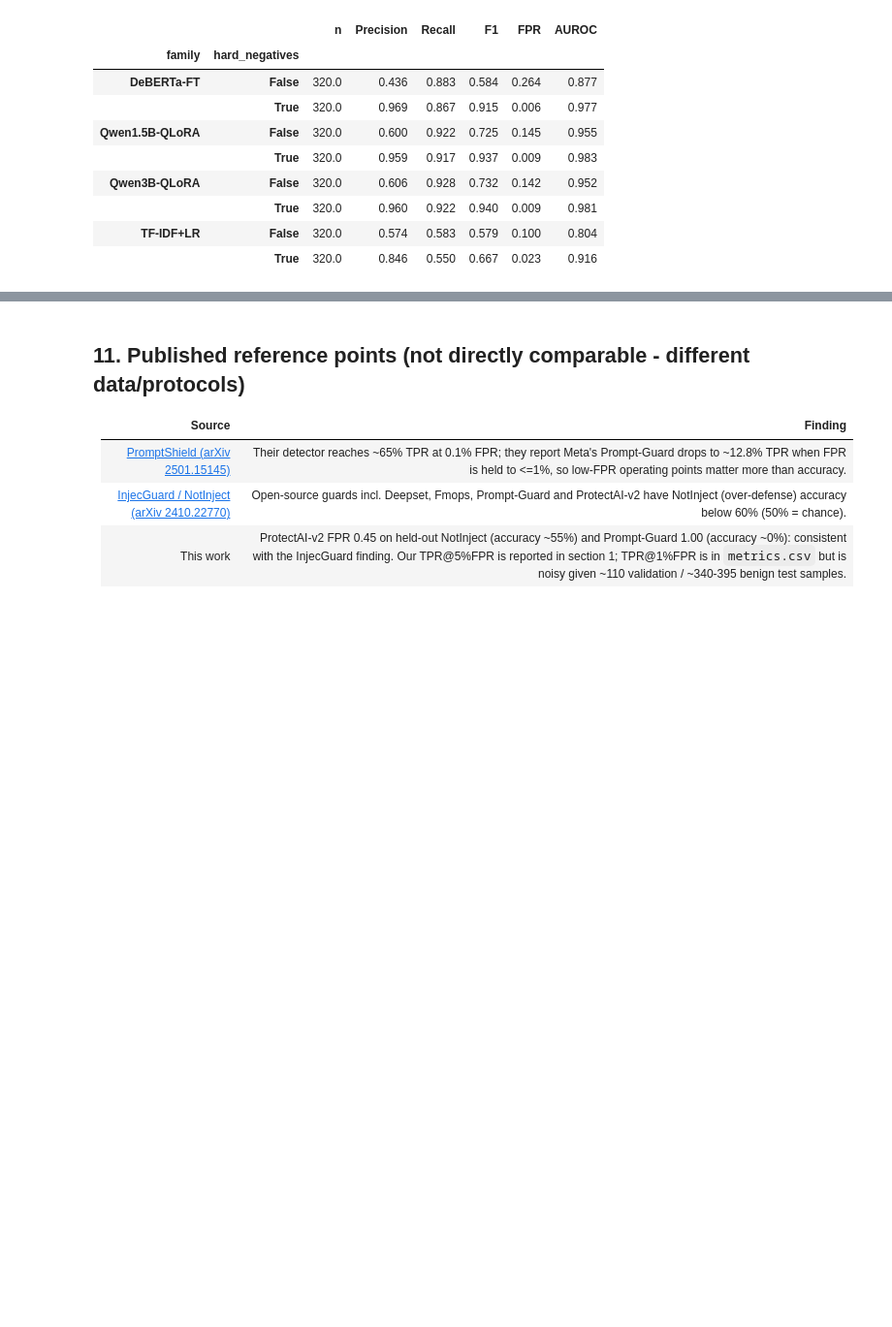
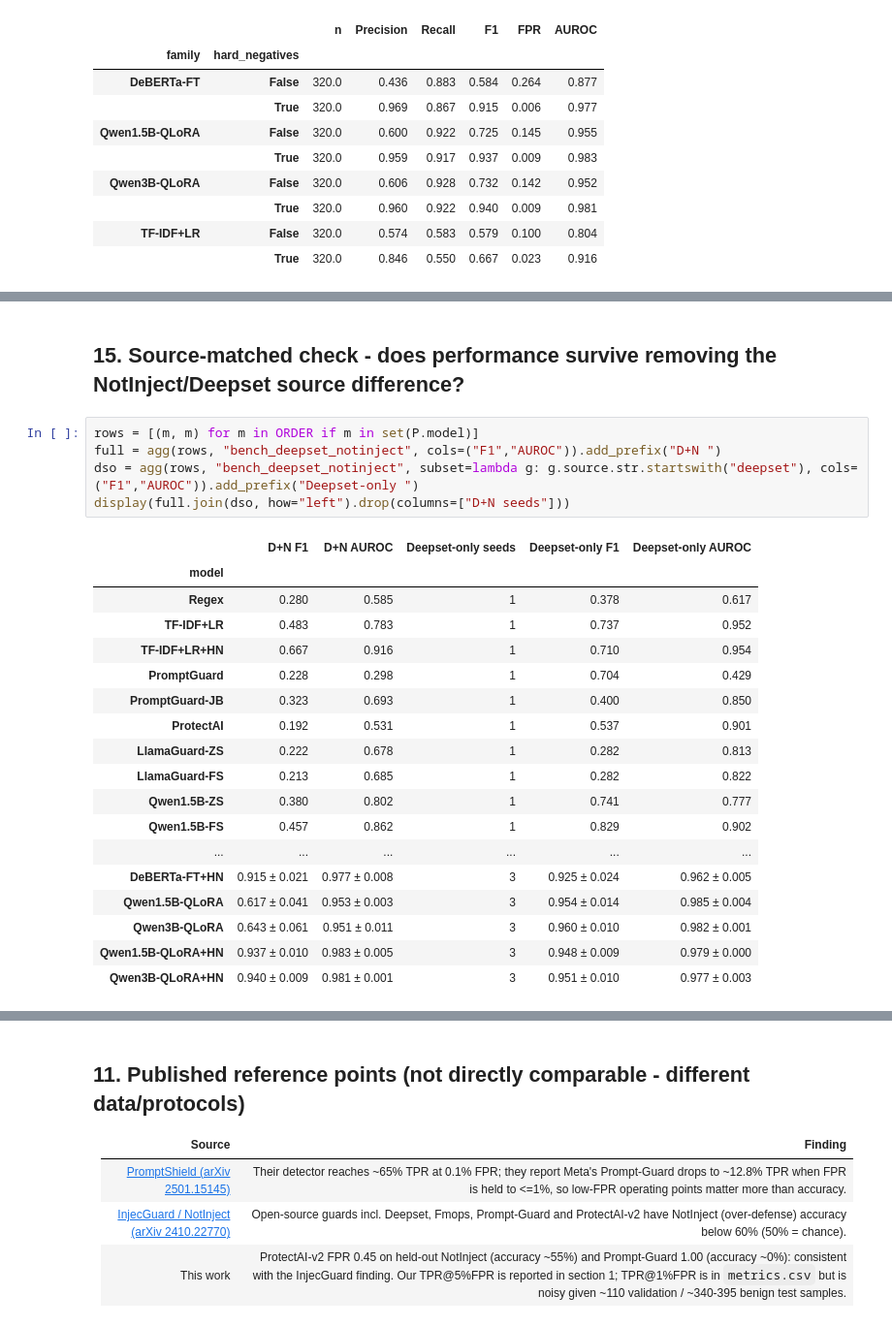
Before and after one commit to AntoCordeiro/prompt_detection, a Jupyter notebook: analysis.ipynb, the cells around one changed output, grey strips where cells are left out. Shown at 97% size. Drawn from its saved outputs; the diff is of its cells as text; blank space fills up the shorter version.

```diff
--- a/analysis.ipynb
+++ b/analysis.ipynb
@@ -424,0 +561,26 @@ display(HP); HP.to_csv(C.RESULTS_DIR / "table_hn_paired.csv")
+# %% [markdown]
+## 15. Source-matched check - does performance survive removing the NotInject/Deepset source difference?
+# %%
+rows = [(m, m) for m in ORDER if m in set(P.model)]
+full = agg(rows, "bench_deepset_notinject", cols=("F1","AUROC")).add_prefix("D+N ")
+dso = agg(rows, "bench_deepset_notinject", subset=lambda g: g.source.str.startswith("deepset"), cols=("F1","AUROC")).add_prefix("Deepset-only ")
+display(full.join(dso, how="left").drop(columns=["D+N seeds"]))
+# %% [output]
+|  | D+N F1 | D+N AUROC | Deepset-only seeds | Deepset-only F1 | Deepset-only AUROC |
+| model |  |  |  |  |  |
+| Regex | 0.280 | 0.585 | 1 | 0.378 | 0.617 |
+| TF-IDF+LR | 0.483 | 0.783 | 1 | 0.737 | 0.952 |
+| TF-IDF+LR+HN | 0.667 | 0.916 | 1 | 0.710 | 0.954 |
+| PromptGuard | 0.228 | 0.298 | 1 | 0.704 | 0.429 |
+| PromptGuard-JB | 0.323 | 0.693 | 1 | 0.400 | 0.850 |
+| ProtectAI | 0.192 | 0.531 | 1 | 0.537 | 0.901 |
+| LlamaGuard-ZS | 0.222 | 0.678 | 1 | 0.282 | 0.813 |
+| LlamaGuard-FS | 0.213 | 0.685 | 1 | 0.282 | 0.822 |
+| Qwen1.5B-ZS | 0.380 | 0.802 | 1 | 0.741 | 0.777 |
+| Qwen1.5B-FS | 0.457 | 0.862 | 1 | 0.829 | 0.902 |
+| ... | ... | ... | ... | ... | ... |
+| DeBERTa-FT+HN | 0.915 ± 0.021 | 0.977 ± 0.008 | 3 | 0.925 ± 0.024 | 0.962 ± 0.005 |
+| Qwen1.5B-QLoRA | 0.617 ± 0.041 | 0.953 ± 0.003 | 3 | 0.954 ± 0.014 | 0.985 ± 0.004 |
+| Qwen3B-QLoRA | 0.643 ± 0.061 | 0.951 ± 0.011 | 3 | 0.960 ± 0.010 | 0.982 ± 0.001 |
+| Qwen1.5B-QLoRA+HN | 0.937 ± 0.010 | 0.983 ± 0.005 | 3 | 0.948 ± 0.009 | 0.979 ± 0.000 |
+| Qwen3B-QLoRA+HN | 0.940 ± 0.009 | 0.981 ± 0.001 | 3 | 0.951 ± 0.010 | 0.977 ± 0.003 |
```
Also changed, not shown: parts of 12 cells of this notebook, 47 other files.
